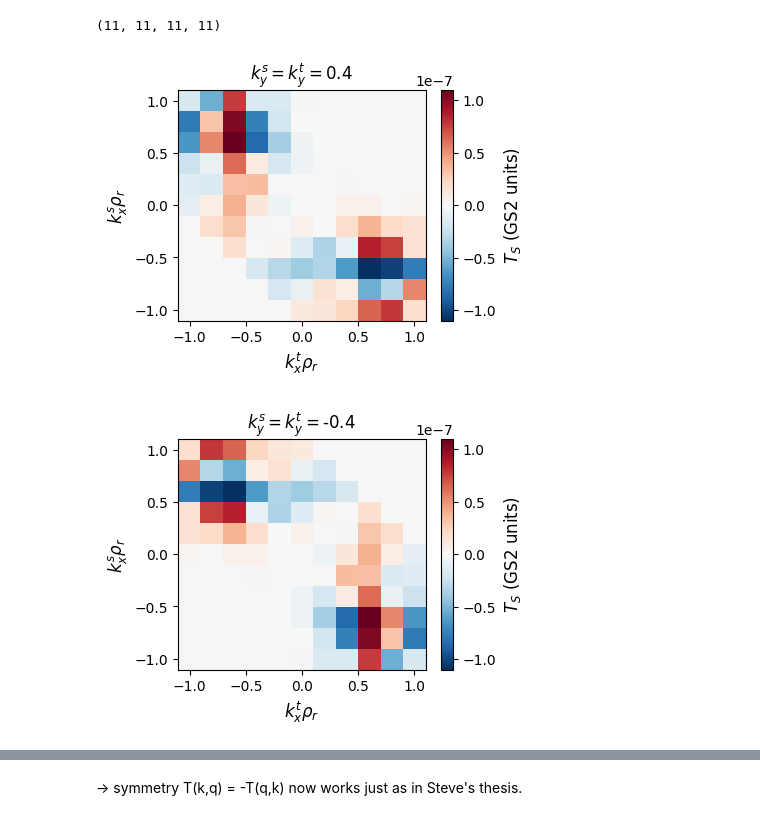
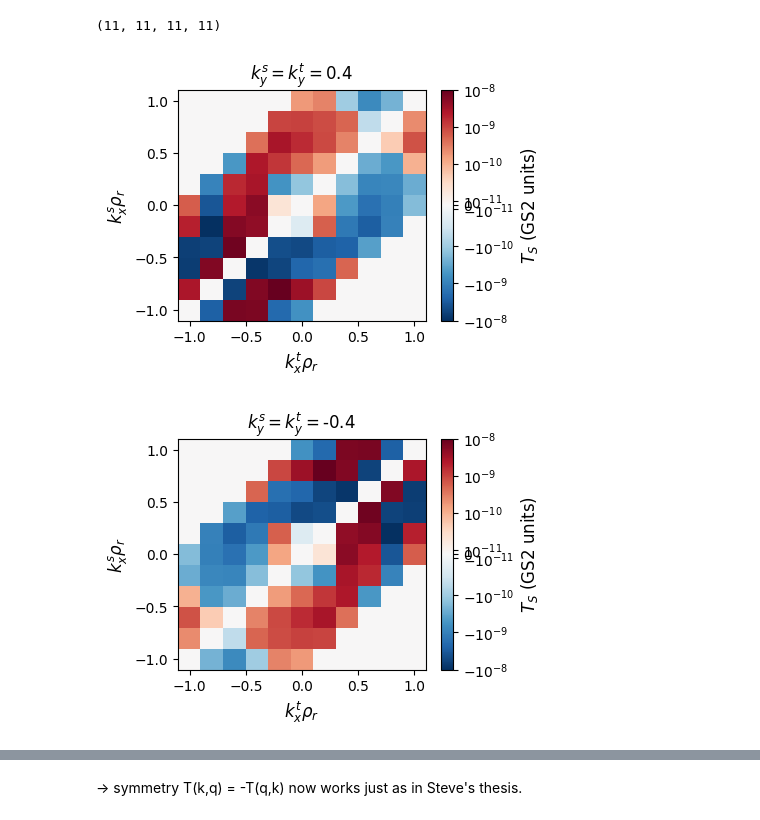
Before and after one commit to tobiasschuett/gs2-entropy-diag, a Jupyter notebook: check_symmetries.ipynb, the cells around one changed output, grey strips where cells are left out. Drawn from its saved outputs; the diff is of its cells as text; code cells hidden in the pictures.

```diff
--- a/check_symmetries.ipynb
+++ b/check_symmetries.ipynb
@@ -42,37 +47,39 @@ transfer_test.shape
 # %%
 def plot_transfer_over_kx(iky_offset,save,savestr,zoom_mag=None):
 
     iky0 = int(len(transfer["kys"])/2)
     ikyt = iky0 + iky_offset
     ikys = ikyt
     # plot 4D transfer over kxs and kxt
     YY = transfer["kxs"].values
     XX = transfer["kxt"].values
     X, Y = np.meshgrid(XX,YY)
 
     Z = transfer_test[ikys,ikyt,:,:].values
 
-    norm = CenteredNorm()
+    #norm = CenteredNorm()
+    norm = SymLogNorm(linthresh=1e-10) #to see more than just the dominant ones
+
     pc = plt.pcolormesh(X,Y,Z, norm=norm)
     cbar = plt.colorbar(pc)
     cbar.set_label(r"$T_S$ (GS2 units)",fontsize=12)
     plt.ylabel(r"$k_x^s \rho_r$",fontsize=12)
     plt.xlabel(r"$k_x^t \rho_r$",fontsize=12)
     plt.title("$k_y^s = k_y^t = $"+str(transfer["kys"][ikyt].values))
     if zoom_mag is not None:
         plt.xlim(-zoom_mag,zoom_mag)
         plt.ylim(-zoom_mag,zoom_mag)
 
     if save: plt.savefig(savestr,bbox_inches='tight',dpi=200)
     plt.show()
 
-plot_transfer_over_kx(2,True,"plots/symmetry_1.png") # set kyt = kys = 0.4
+plot_transfer_over_kx(2,False,"plots/symmetry_1.png") # set kyt = kys = 0.4
 # %% [output]
-[figure, old version]
+[figure, new version]
 # %%
-plot_transfer_over_kx(-2,True,"plots/symmetry_2.png") # set kyt = kys = -0.4
+plot_transfer_over_kx(-2,False,"plots/symmetry_2.png") # set kyt = kys = -0.4
 # %% [output]
-[figure, old version]
+[figure, new version]
 # %%
 iky0 = int(len(transfer["kys"])/2)
 ikx0 = int(len(transfer["kxs"])/2)
```
Also changed, not shown: parts of 9 cells of this notebook.
